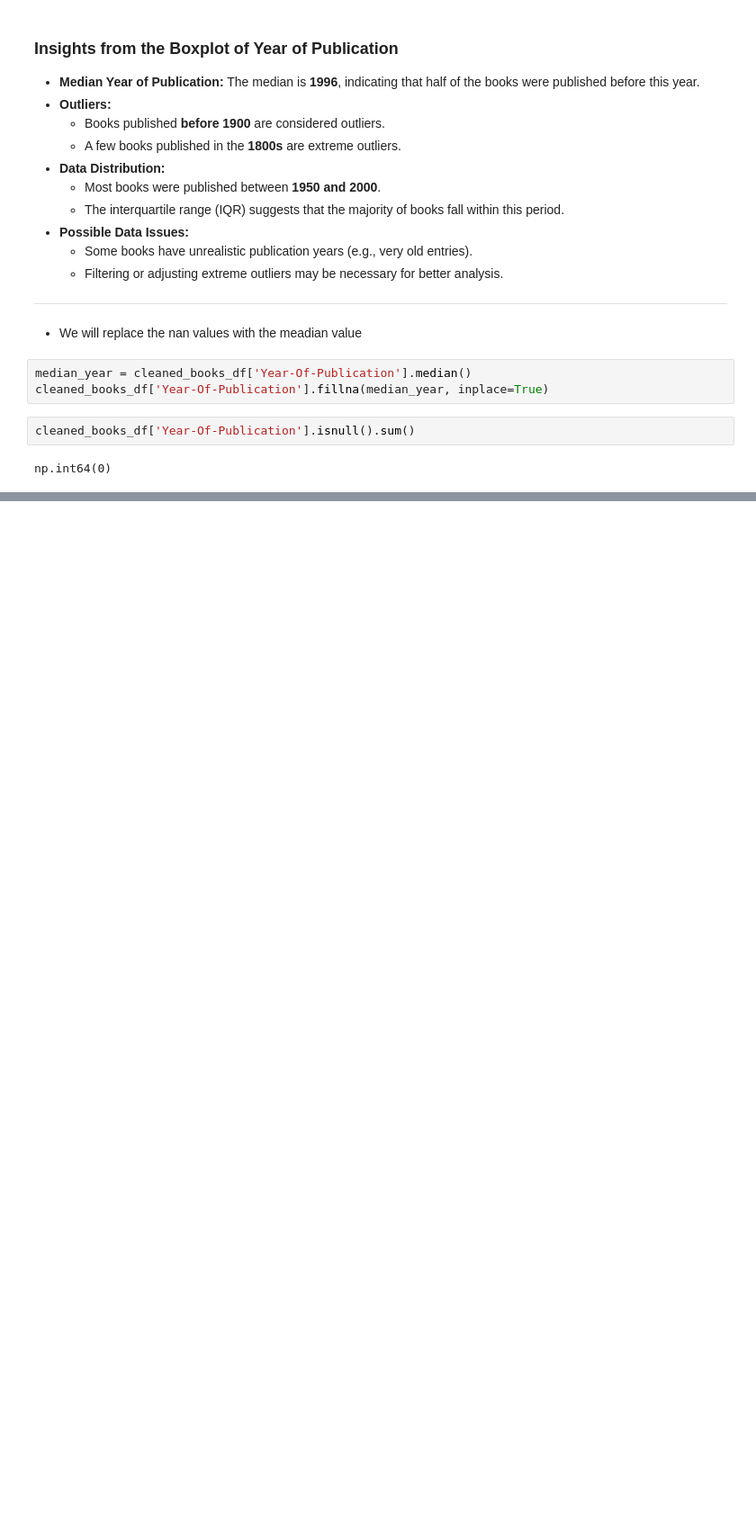
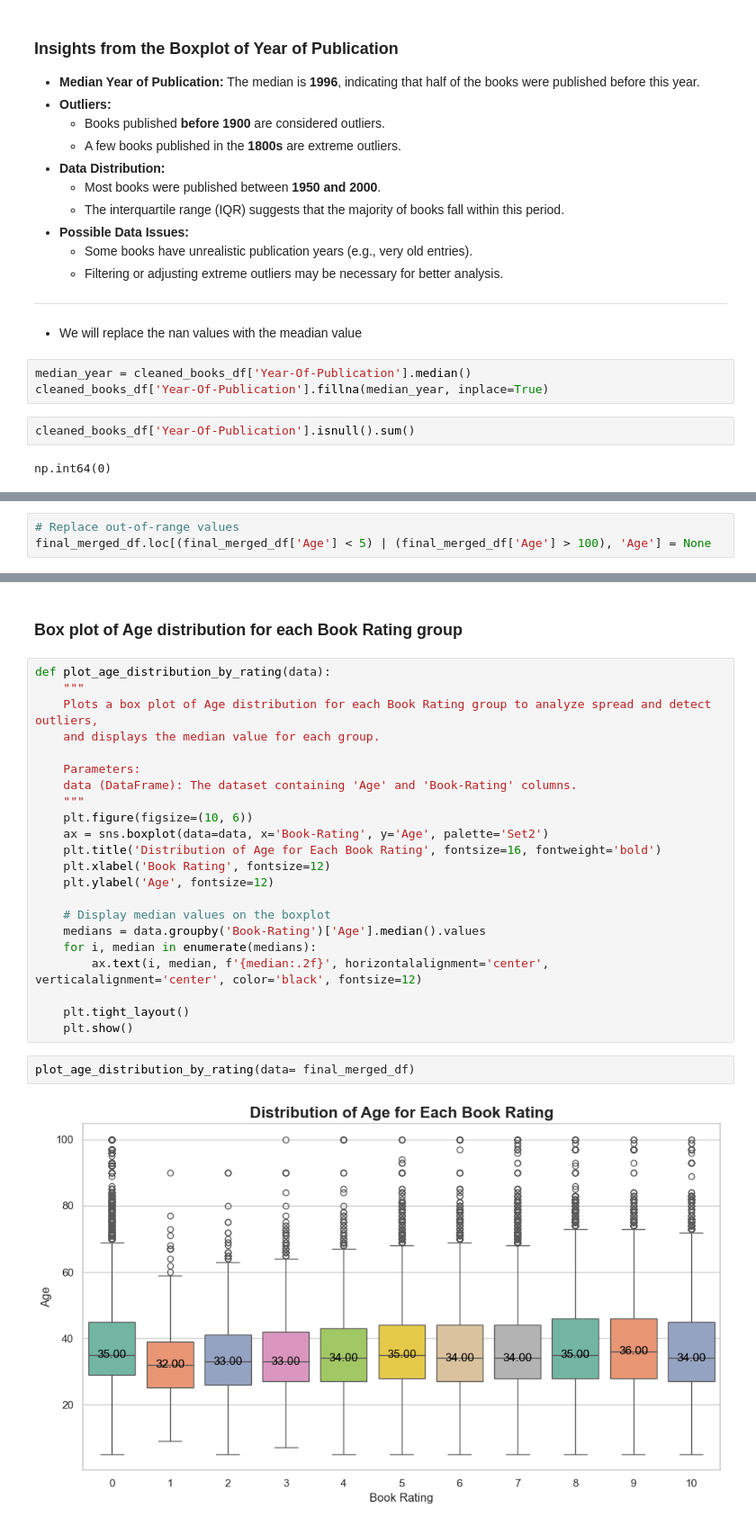
Before and after one commit to Ayush-dhabale/Books-Recommendation-System-, a Jupyter notebook: notebooks/datacleaning.ipynb, the cells around one changed output, grey strips where cells are left out. Shown at 90% size. Saved outputs shown, nothing was run; the diff lists cells and outputs as text; blank space fills up the shorter version.

Commit message:
data cleaning

```diff
--- a/notebooks/datacleaning.ipynb
+++ b/notebooks/datacleaning.ipynb
@@ -650,0 +721,3 @@ np.int64(0)
+# %%
+# Replace out-of-range values
+final_merged_df.loc[(final_merged_df['Age'] < 5) | (final_merged_df['Age'] > 100), 'Age'] = None
@@ -650,0 +739,28 @@ np.int64(0)
+# %% [markdown]
+### **Box plot of Age distribution for each Book Rating group**
+# %%
+def plot_age_distribution_by_rating(data):
+    """
+    Plots a box plot of Age distribution for each Book Rating group to analyze spread and detect outliers,
+    and displays the median value for each group.
+
+    Parameters:
+    data (DataFrame): The dataset containing 'Age' and 'Book-Rating' columns.
+    """
+    plt.figure(figsize=(10, 6))
+    ax = sns.boxplot(data=data, x='Book-Rating', y='Age', palette='Set2')
+    plt.title('Distribution of Age for Each Book Rating', fontsize=16, fontweight='bold')
+    plt.xlabel('Book Rating', fontsize=12)
+    plt.ylabel('Age', fontsize=12)
+
+    # Display median values on the boxplot
+    medians = data.groupby('Book-Rating')['Age'].median().values
+    for i, median in enumerate(medians):
+        ax.text(i, median, f'{median:.2f}', horizontalalignment='center', verticalalignment='center', color='black', fontsize=12)
+
+    plt.tight_layout()
+    plt.show()
+# %%
+plot_age_distribution_by_rating(data= final_merged_df)
+# %% [output]
+[figure, added]
```
Also changed, not shown: parts of 34 cells of this notebook.
